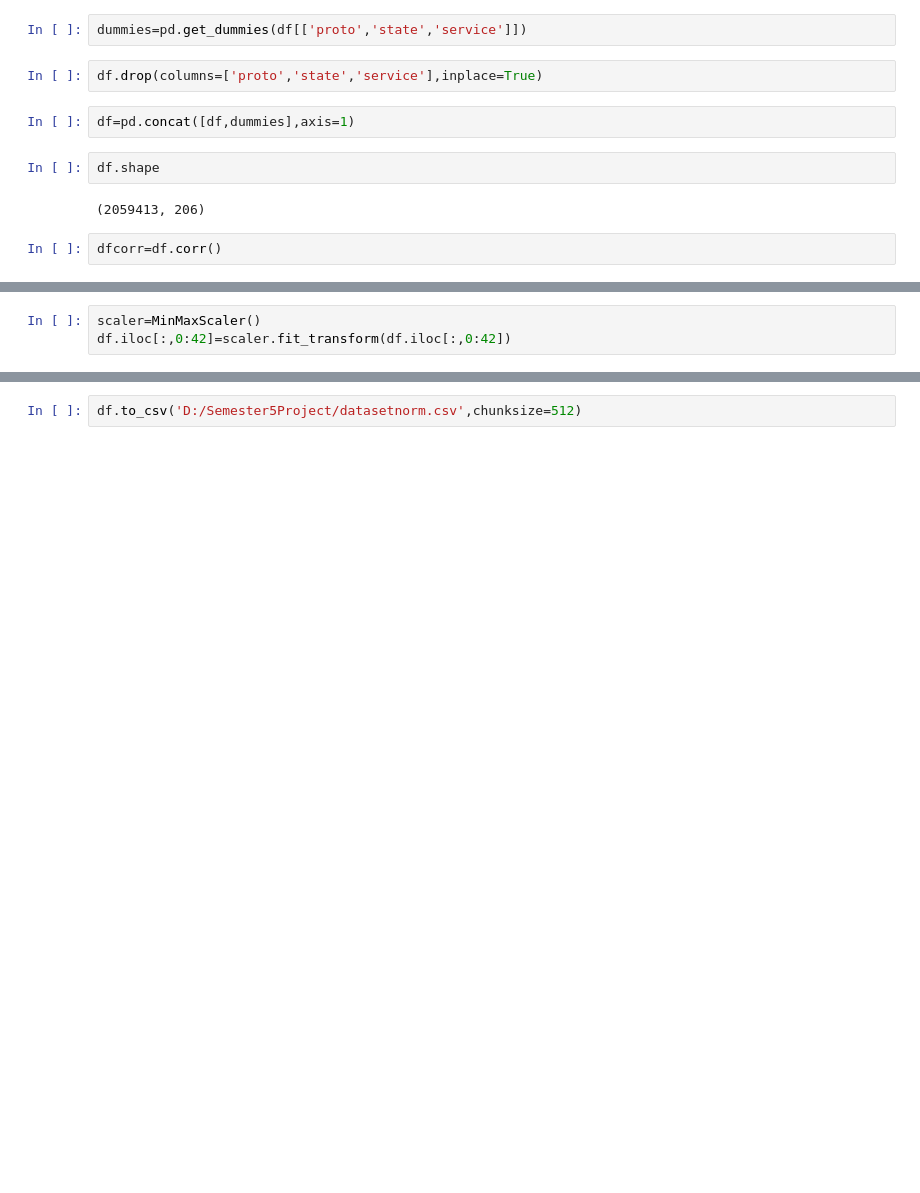
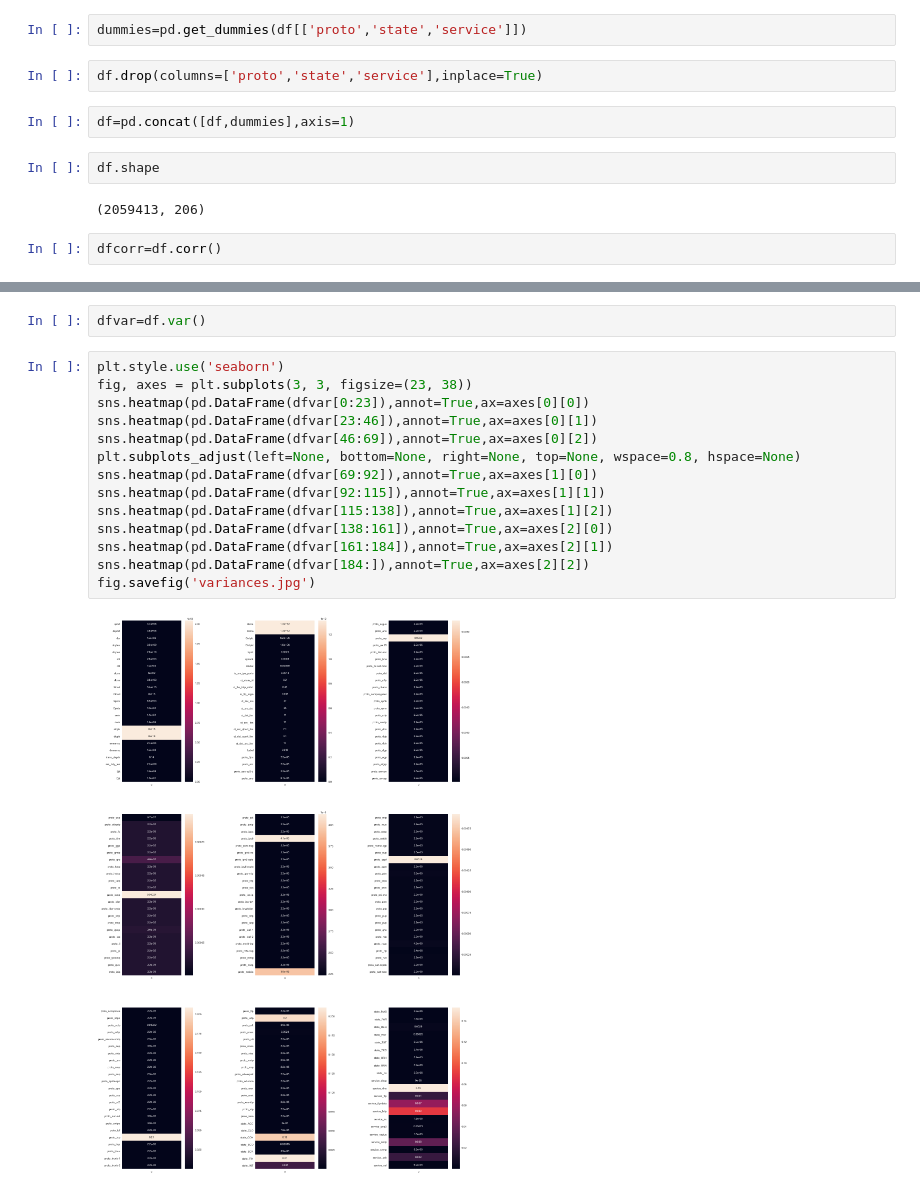
Before and after one commit to raghavverma651/Semester5Project, a Jupyter notebook: DataAnalysis.ipynb, the cells around one changed output, grey strips where cells are left out. Drawn from its saved outputs; the diff is of its cells as text; blank space fills up the shorter version.

```diff
--- a/DataAnalysis.ipynb
+++ b/DataAnalysis.ipynb
@@ -171,3 +153,0 @@ fig.savefig('correlations.jpg')
-# %%
-scaler=MinMaxScaler()
-df.iloc[:,0:42]=scaler.fit_transform(df.iloc[:,0:42])
@@ -193,2 +154,18 @@ df.shape
-# %%
-df.to_csv('D:/Semester5Project/datasetnorm.csv',chunksize=512)
+# %%
+dfvar=df.var()
+# %%
+plt.style.use('seaborn')
+fig, axes = plt.subplots(3, 3, figsize=(23, 38))
+sns.heatmap(pd.DataFrame(dfvar[0:23]),annot=True,ax=axes[0][0])
+sns.heatmap(pd.DataFrame(dfvar[23:46]),annot=True,ax=axes[0][1])
+sns.heatmap(pd.DataFrame(dfvar[46:69]),annot=True,ax=axes[0][2])
+plt.subplots_adjust(left=None, bottom=None, right=None, top=None, wspace=0.8, hspace=None)
+sns.heatmap(pd.DataFrame(dfvar[69:92]),annot=True,ax=axes[1][0])
+sns.heatmap(pd.DataFrame(dfvar[92:115]),annot=True,ax=axes[1][1])
+sns.heatmap(pd.DataFrame(dfvar[115:138]),annot=True,ax=axes[1][2])
+sns.heatmap(pd.DataFrame(dfvar[138:161]),annot=True,ax=axes[2][0])
+sns.heatmap(pd.DataFrame(dfvar[161:184]),annot=True,ax=axes[2][1])
+sns.heatmap(pd.DataFrame(dfvar[184:]),annot=True,ax=axes[2][2])
+fig.savefig('variances.jpg')
+# %% [output]
+[figure, added]
```
Also changed, not shown: parts of 7 cells of this notebook, 2 other files.
